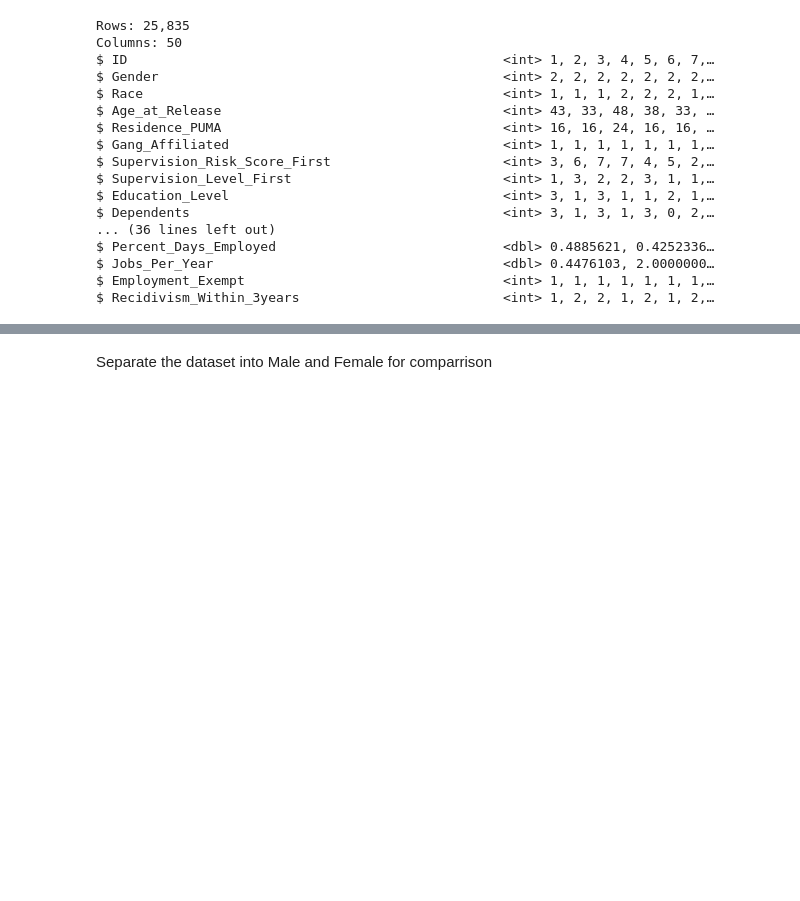
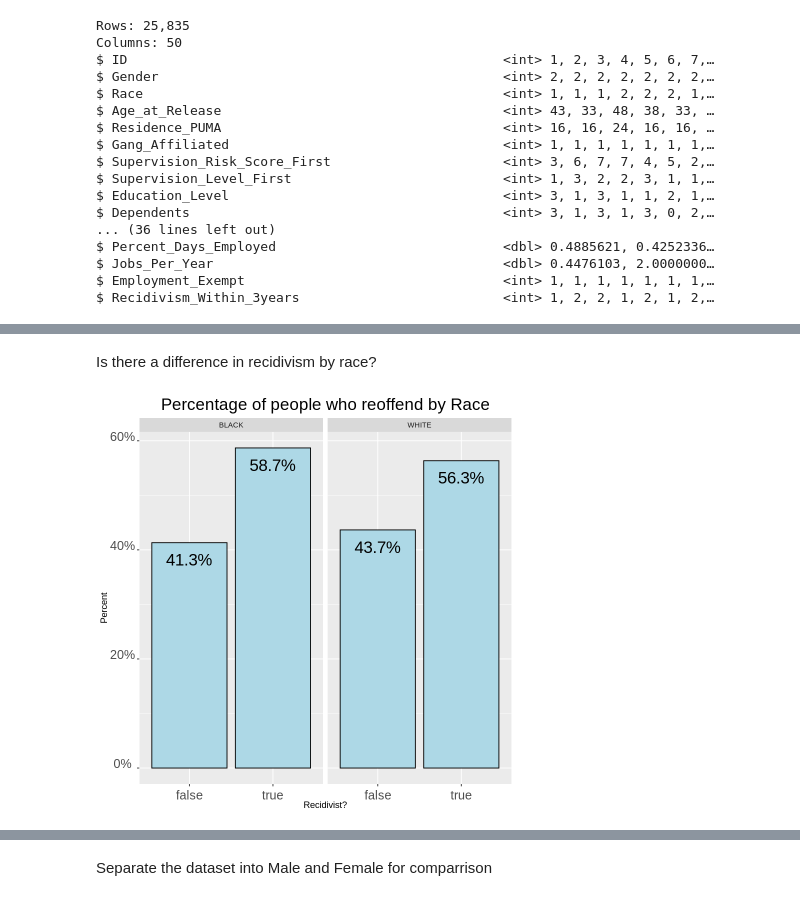
Before and after one commit to feaviolp/msc-project, a Jupyter notebook: NIJ statistics.ipynb, the cells around one changed output, grey strips where cells are left out. Cells and saved outputs as stored; diff of their text form; code cells hidden in the pictures; blank space fills up the shorter version.

```diff
--- a/NIJ statistics.ipynb
+++ b/NIJ statistics.ipynb
@@ -75,3 +67,7 @@ NIJ$Jobs_Per_Year[is.na(NIJ$Jobs_Per_Year)]<-mean(NIJ$Jobs_Per_Year ,na.rm=TRUE)
+# %%
+NIJ_orig <- NIJ
+NIJ_orig$Gender <- replace(NIJ_orig$Gender, NIJ_orig$Gender == 'M', 'Male')
+NIJ_orig$Gender <- replace(NIJ_orig$Gender, NIJ_orig$Gender == 'F', 'Female')
 # %% [markdown]
 Some features contain integers but max out with, "x or more". To enable numerical analysis the "or more" will be removed and the column changed to integer:
 
@@ -294,0 +302,15 @@ A data.frame: 25835 × 50
+# %% [markdown]
+Is there a difference in recidivism by race?
+# %%
+ggplot(NIJ_orig, aes(as_factor(Recidivism_Within_3years))) +
+  geom_bar(aes(y=after_stat(prop), group=1), colour='black', fill='lightblue') +
+  labs(title='Percentage of people who reoffend by Race', x='Recidivist?', y='Percent') +
+  geom_text(aes(label = scales::percent(after_stat(prop)), y=after_stat(prop),group=1), stat='count', vjust=2, size=7) +
+  scale_y_continuous(labels=scales::percent) +
+  facet_grid(~as_factor(Race)) +
+  theme_grey() +
+  theme(plot.title = element_text(hjust = 0.5, size = 20)) +
+  theme(axis.text.x=element_text(angle=0,hjust=0.5,vjust=0, size=15)) +
+  theme(axis.text.y=element_text(angle=0,hjust=0.5,vjust=0, size=15))
+# %% [output]
+[figure, added]
```
Also changed, not shown: parts of 18 cells of this notebook.
